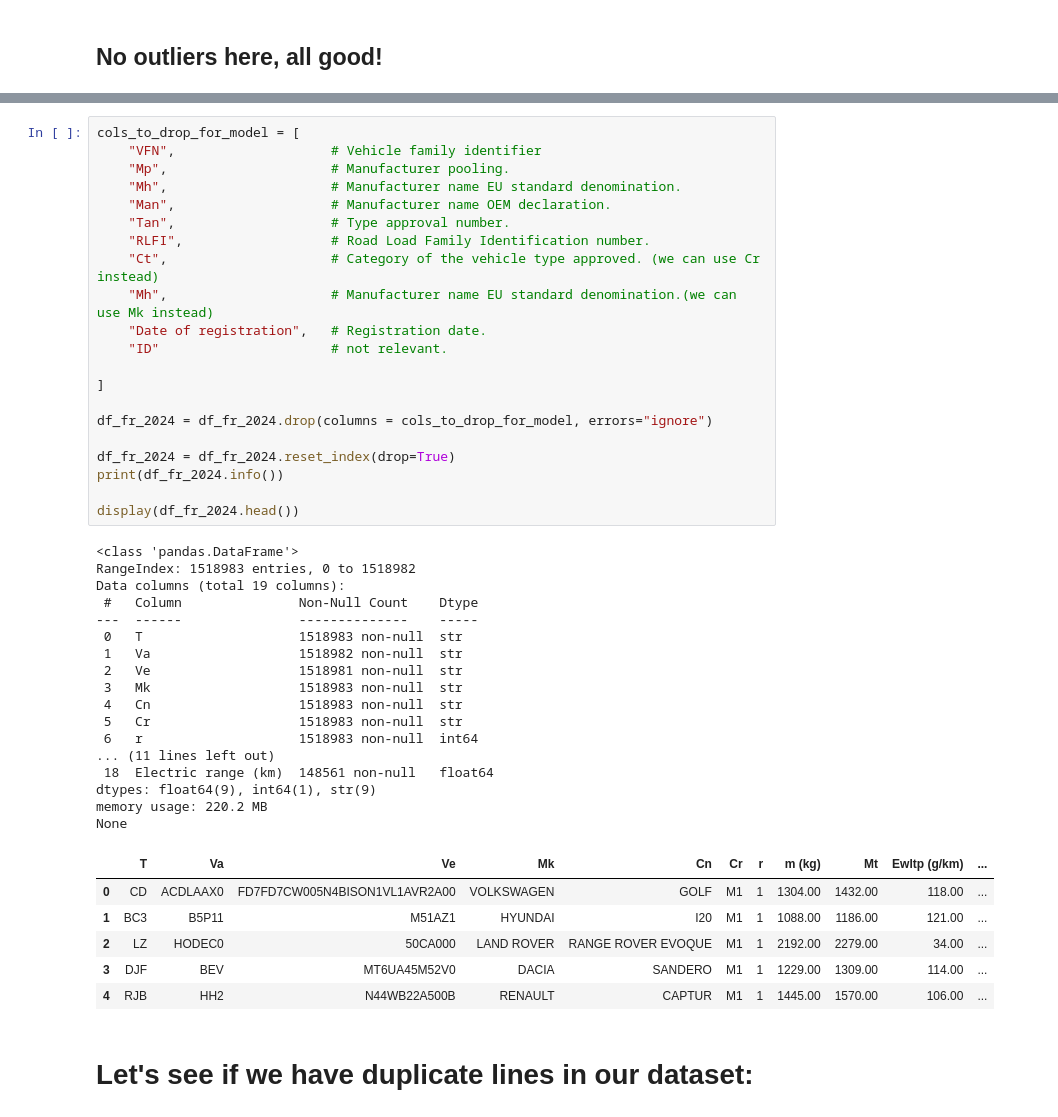
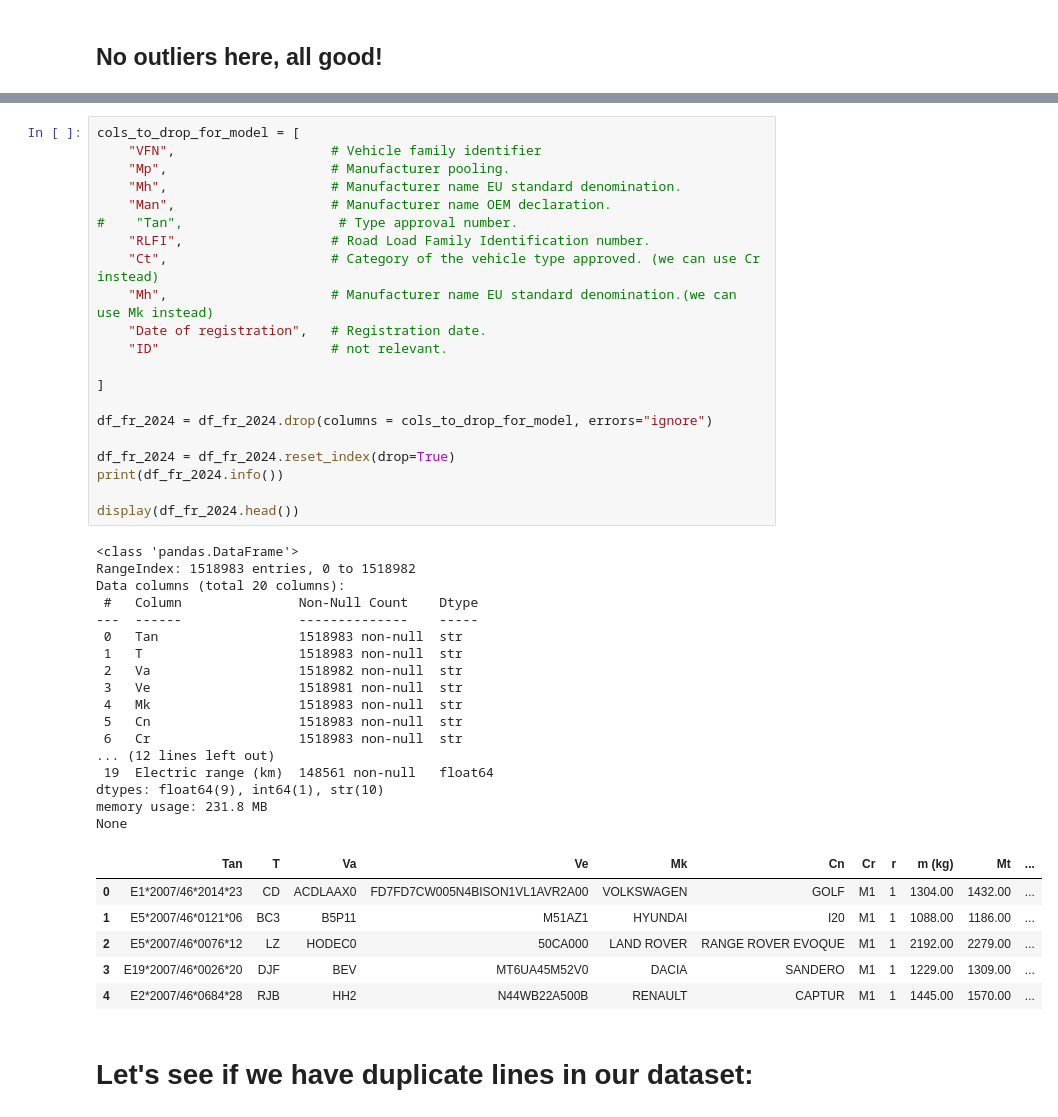
Before and after one commit to serhatgemici/project_data_exploration, a Jupyter notebook: Notebooks/04_preprocessing_and_feature_engineering.ipynb, the cells around one changed output, grey strips where cells are left out. Cells and saved outputs as stored; diff of their text form.

```diff
--- a/Notebooks/04_preprocessing_and_feature_engineering.ipynb
+++ b/Notebooks/04_preprocessing_and_feature_engineering.ipynb
@@ -1204,48 +1206,48 @@ df_fr_2024.head()
 # %%
 cols_to_drop_for_model = [
     "VFN",                    # Vehicle family identifier
     "Mp",                     # Manufacturer pooling.
     "Mh",                     # Manufacturer name EU standard denomination.
     "Man",                    # Manufacturer name OEM declaration.
-    "Tan",                    # Type approval number.
+#    "Tan",                    # Type approval number.
     "RLFI",                   # Road Load Family Identification number.
     "Ct",                     # Category of the vehicle type approved. (we can use Cr instead)
     "Mh",                     # Manufacturer name EU standard denomination.(we can use Mk instead)
     "Date of registration",   # Registration date.
     "ID"                      # not relevant.
 
 ]
 
 df_fr_2024 = df_fr_2024.drop(columns = cols_to_drop_for_model, errors="ignore")
 
 df_fr_2024 = df_fr_2024.reset_index(drop=True)
 print(df_fr_2024.info())
 
 display(df_fr_2024.head())
 # %% [output]
 <class 'pandas.DataFrame'>
 RangeIndex: 1518983 entries, 0 to 1518982
-Data columns (total 19 columns):
+Data columns (total 20 columns):
  #   Column               Non-Null Count    Dtype
 ---  ------               --------------    -----
- 0   T                    1518983 non-null  str
- 1   Va                   1518982 non-null  str
- 2   Ve                   1518981 non-null  str
- 3   Mk                   1518983 non-null  str
- 4   Cn                   1518983 non-null  str
- 5   Cr                   1518983 non-null  str
- 6   r                    1518983 non-null  int64
-... (11 lines left out)
- 18  Electric range (km)  148561 non-null   float64
-dtypes: float64(9), int64(1), str(9)
-memory usage: 220.2 MB
+ 0   Tan                  1518983 non-null  str
+ 1   T                    1518983 non-null  str
+ 2   Va                   1518982 non-null  str
+ 3   Ve                   1518981 non-null  str
+ 4   Mk                   1518983 non-null  str
+ 5   Cn                   1518983 non-null  str
+ 6   Cr                   1518983 non-null  str
+... (12 lines left out)
+ 19  Electric range (km)  148561 non-null   float64
+dtypes: float64(9), int64(1), str(10)
+memory usage: 231.8 MB
 None
-|  | T | Va | Ve | Mk | Cn | Cr | r | m (kg) | Mt | Ewltp (g/km) | ... |
-| 0 | CD | ACDLAAX0 | FD7FD7CW005N4BISON1VL1AVR2A00 | VOLKSWAGEN | GOLF | M1 | 1 | 1304.00 | 1432.00 | 118.00 | ... |
-| 1 | BC3 | B5P11 | M51AZ1 | HYUNDAI | I20 | M1 | 1 | 1088.00 | 1186.00 | 121.00 | ... |
-| 2 | LZ | HODEC0 | 50CA000 | LAND ROVER | RANGE ROVER EVOQUE | M1 | 1 | 2192.00 | 2279.00 | 34.00 | ... |
-| 3 | DJF | BEV | MT6UA45M52V0 | DACIA | SANDERO | M1 | 1 | 1229.00 | 1309.00 | 114.00 | ... |
-| 4 | RJB | HH2 | N44WB22A500B | RENAULT | CAPTUR | M1 | 1 | 1445.00 | 1570.00 | 106.00 | ... |
+|  | Tan | T | Va | Ve | Mk | Cn | Cr | r | m (kg) | Mt | ... |
+| 0 | E1*2007/46*2014*23 | CD | ACDLAAX0 | FD7FD7CW005N4BISON1VL1AVR2A00 | VOLKSWAGEN | GOLF | M1 | 1 | 1304.00 | 1432.00 | ... |
+| 1 | E5*2007/46*0121*06 | BC3 | B5P11 | M51AZ1 | HYUNDAI | I20 | M1 | 1 | 1088.00 | 1186.00 | ... |
+| 2 | E5*2007/46*0076*12 | LZ | HODEC0 | 50CA000 | LAND ROVER | RANGE ROVER EVOQUE | M1 | 1 | 2192.00 | 2279.00 | ... |
+| 3 | E19*2007/46*0026*20 | DJF | BEV | MT6UA45M52V0 | DACIA | SANDERO | M1 | 1 | 1229.00 | 1309.00 | ... |
+| 4 | E2*2007/46*0684*28 | RJB | HH2 | N44WB22A500B | RENAULT | CAPTUR | M1 | 1 | 1445.00 | 1570.00 | ... |
 # %% [markdown]
 # Let's see if we have duplicate lines in our dataset:
 # %%
```
Also changed, not shown: parts of 11 cells of this notebook.
